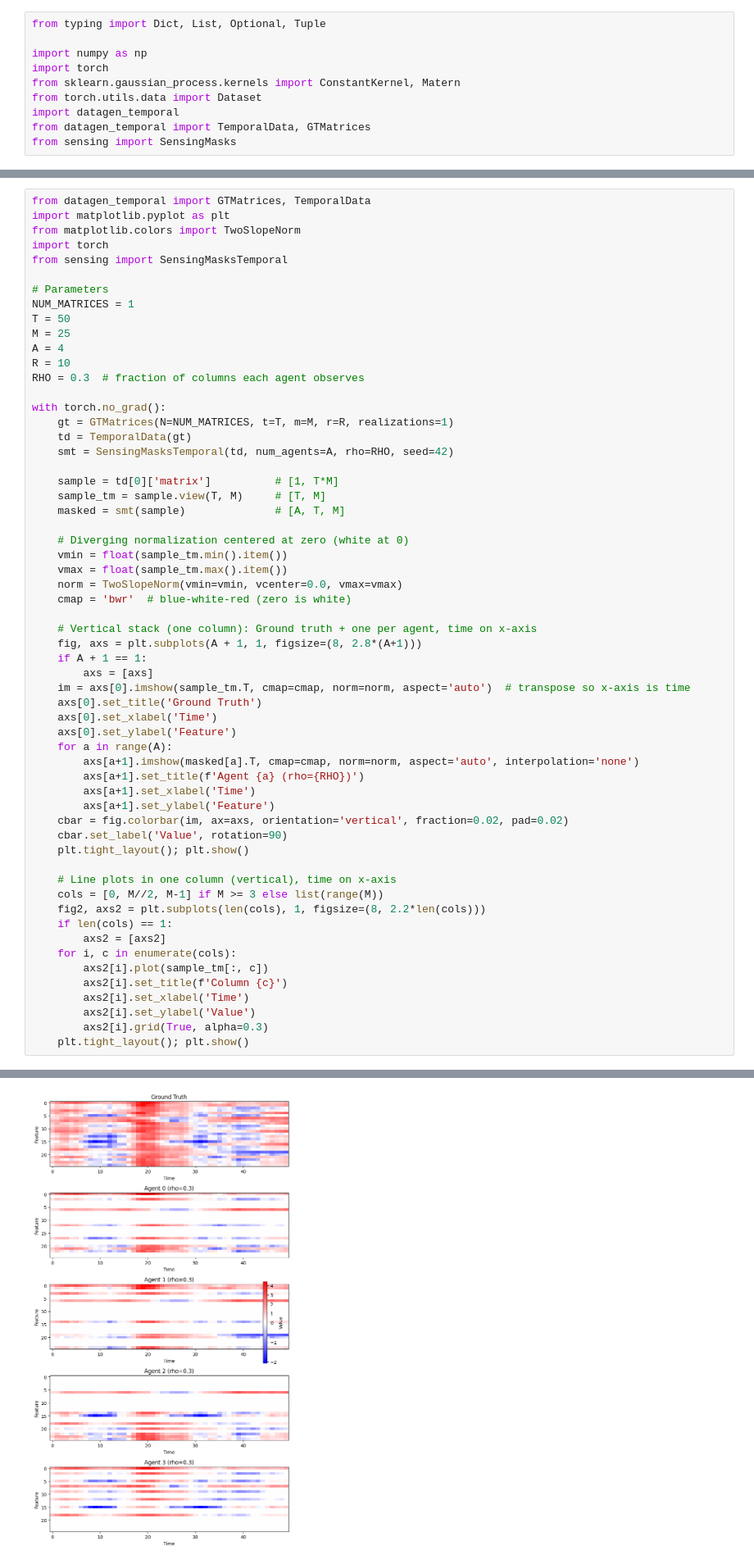
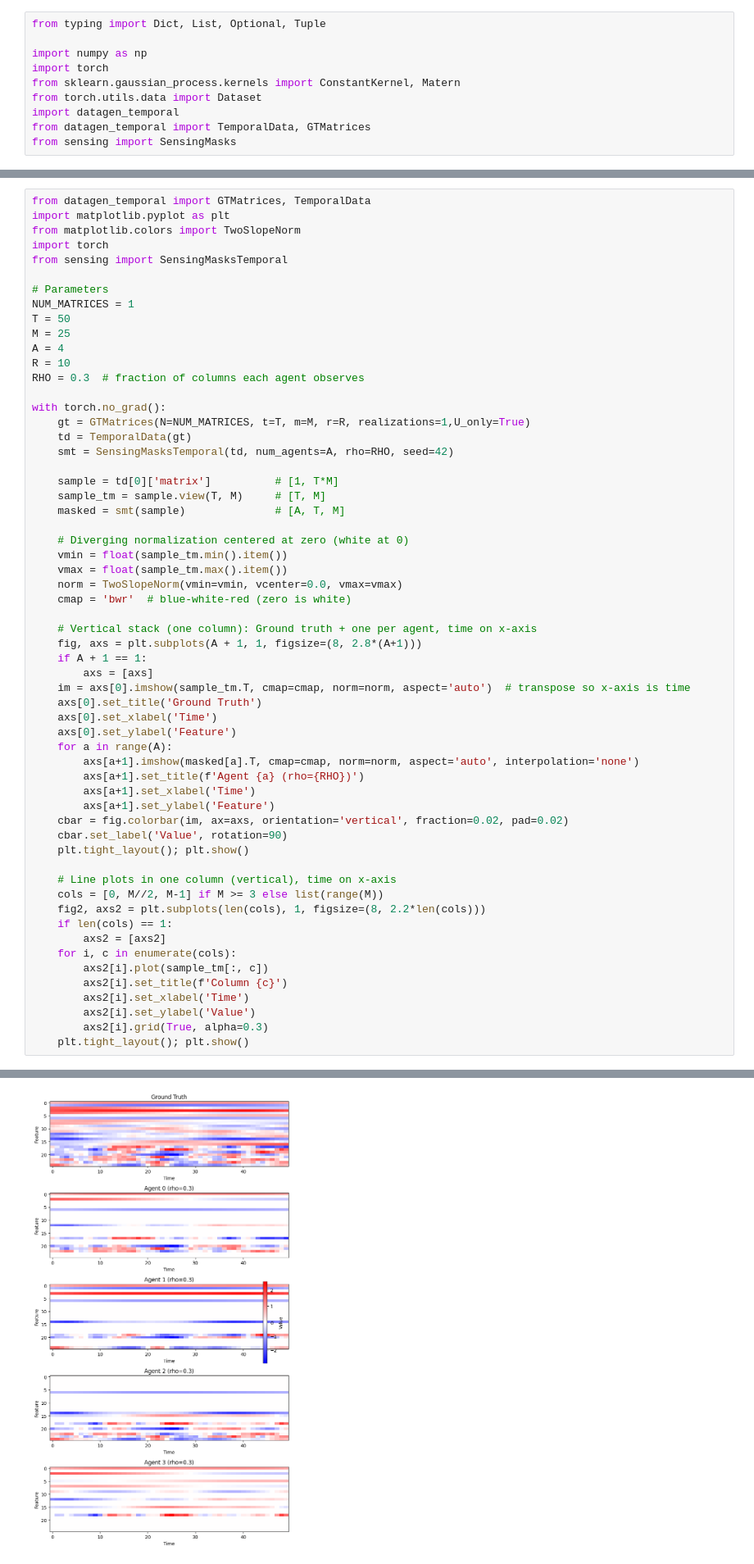
Before and after one commit to m-laprise/partialinfo, a Jupyter notebook: src/datautils/datagen_sandbox_KK.ipynb, the cells around one changed output, grey strips where cells are left out. Shown at 82% size. Drawn from its saved outputs; the diff is of its cells as text.

```diff
--- a/src/datautils/datagen_sandbox_KK.ipynb
+++ b/src/datautils/datagen_sandbox_KK.ipynb
@@ -80,7 +80,7 @@ R = 10
 RHO = 0.3  # fraction of columns each agent observes
 
 with torch.no_grad():
-    gt = GTMatrices(N=NUM_MATRICES, t=T, m=M, r=R, realizations=1)
+    gt = GTMatrices(N=NUM_MATRICES, t=T, m=M, r=R, realizations=1,U_only=True)
     td = TemporalData(gt)
     smt = SensingMasksTemporal(td, num_agents=A, rho=RHO, seed=42)
 
@@ -131,3 +132,3 @@ Mean variance of entries: 1.0000
 Total entries: 1250
 --------------------------
-[figure, old version]
+[figure, new version]
```
Also changed, not shown: parts of 3 cells of this notebook, 7 other files.
